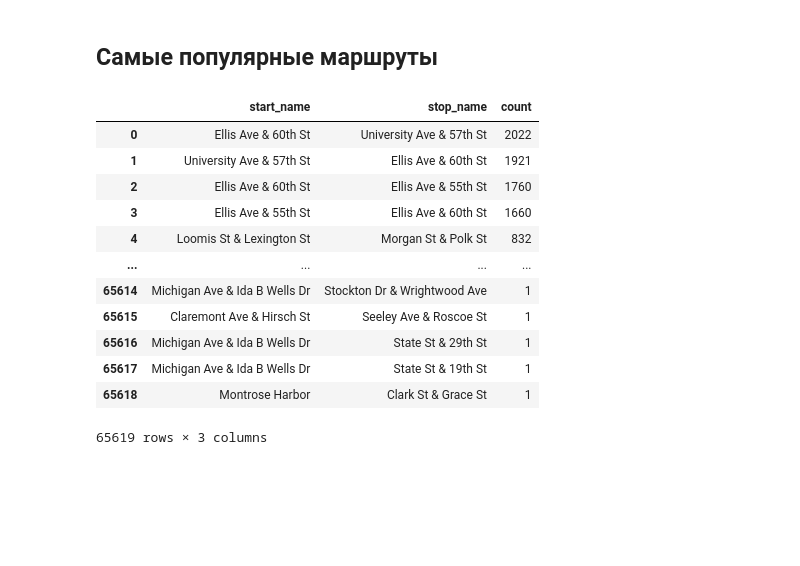
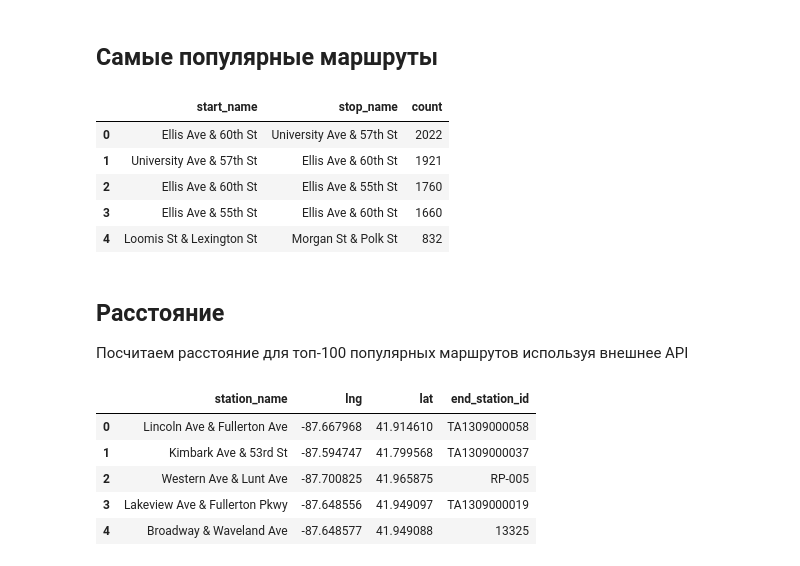
Before and after one commit to kapibarr/big-data-project, a Jupyter notebook: popular_station_2023.ipynb, the cells around one changed output. Saved outputs shown, nothing was run; the diff lists cells and outputs as text; code cells hidden in the pictures; blank space fills up the shorter version.

Commit message:
Distance between most popular stations
Co-Authored-By: Euphoria_Nelli <103123246+Nelli0412@users.noreply.github.com>

```diff
--- a/popular_station_2023.ipynb
+++ b/popular_station_2023.ipynb
@@ -101,24 +98,22 @@ popular_station
 trip = df[["start_station_name", "end_station_name"]]
 # %%
 # Расчитаем количество повторений каждого маршрута
-popular_trip = pd.DataFrame(trip[["start_station_name", "end_station_name"]].value_counts())
+popular_trip = pd.DataFrame(
+    trip[["start_station_name", "end_station_name"]].value_counts()
+)
 # %%
 # Возвращаем индексы и переназываем столбцы
 popular_trip = popular_trip.reset_index()
-popular_trip.columns = ['start_name', 'stop_name', 'count']
+popular_trip.columns = ["start_name", "stop_name", "count"]
 
-popular_trip
+popular_trip.head()
 # %% [output]
 |  | start_name | stop_name | count |
 | 0 | Ellis Ave & 60th St | University Ave & 57th St | 2022 |
 | 1 | University Ave & 57th St | Ellis Ave & 60th St | 1921 |
 | 2 | Ellis Ave & 60th St | Ellis Ave & 55th St | 1760 |
 | 3 | Ellis Ave & 55th St | Ellis Ave & 60th St | 1660 |
 | 4 | Loomis St & Lexington St | Morgan St & Polk St | 832 |
-| ... | ... | ... | ... |
-| 65614 | Michigan Ave & Ida B Wells Dr | Stockton Dr & Wrightwood Ave | 1 |
-| 65615 | Claremont Ave & Hirsch St | Seeley Ave & Roscoe St | 1 |
-| 65616 | Michigan Ave & Ida B Wells Dr | State St & 29th St | 1 |
-| 65617 | Michigan Ave & Ida B Wells Dr | State St & 19th St | 1 |
-| 65618 | Montrose Harbor | Clark St & Grace St | 1 |
-65619 rows × 3 columns
+# %% [markdown]
+## Расстояние
+Посчитаем расстояние для топ-100 популярных маршрутов используя внешнее API
@@ -124,0 +123,9 @@ popular_trip
+# %%
+coord.head()
+# %% [output]
+|  | station_name | lng | lat | end_station_id |
+| 0 | Lincoln Ave & Fullerton Ave | -87.667968 | 41.914610 | TA1309000058 |
+| 1 | Kimbark Ave & 53rd St | -87.594747 | 41.799568 | TA1309000037 |
+| 2 | Western Ave & Lunt Ave | -87.700825 | 41.965875 | RP-005 |
+| 3 | Lakeview Ave & Fullerton Pkwy | -87.648556 | 41.949097 | TA1309000019 |
+| 4 | Broadway & Waveland Ave | -87.648577 | 41.949088 | 13325 |
```
Also changed, not shown: parts of 19 cells of this notebook, 1 other file.
